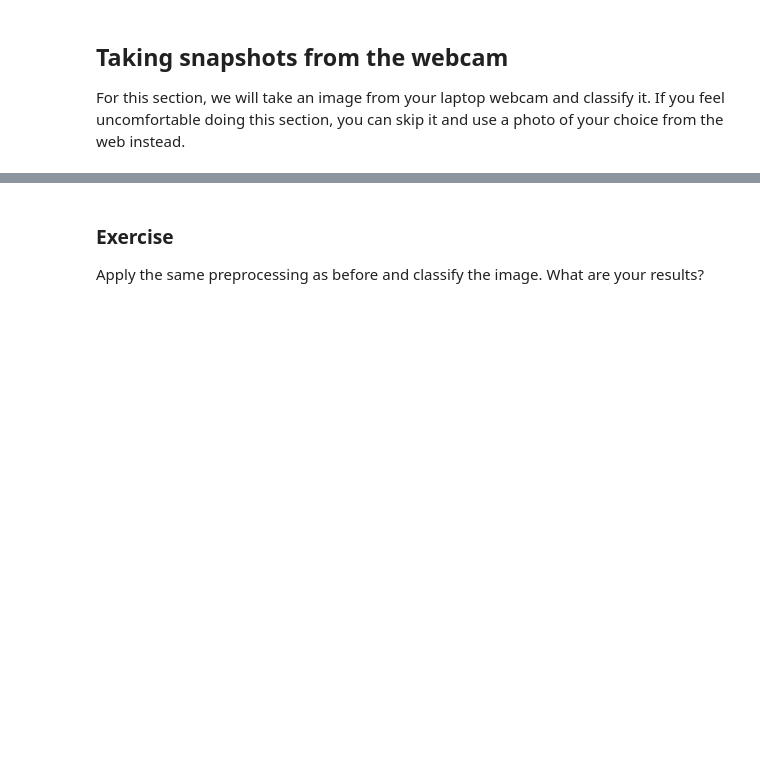
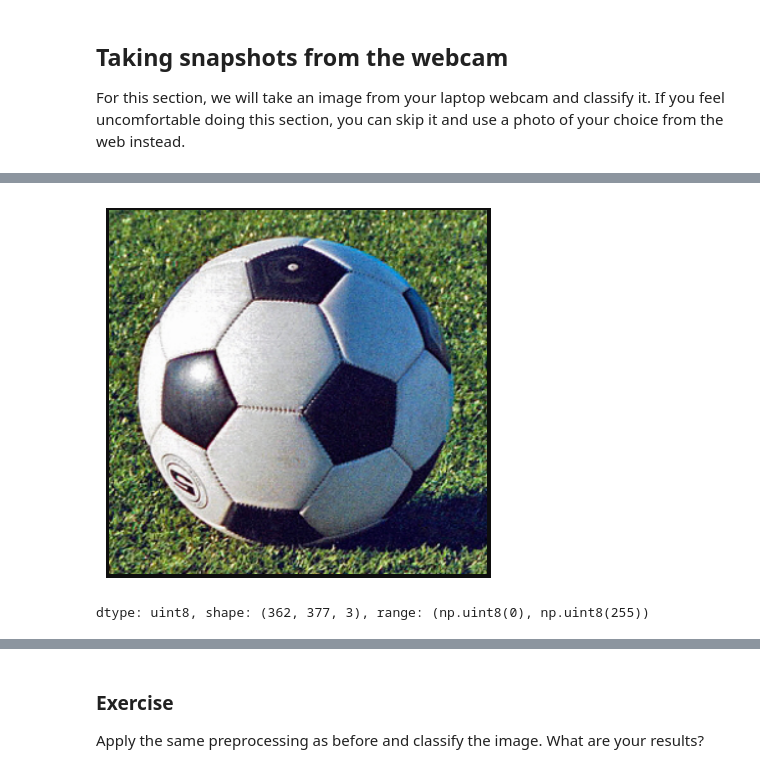
Before and after one commit to IvyGuevarra1/deep_learning, a Jupyter notebook: 01_materials/labs/lab_4.ipynb, the cells around one changed output, grey strips where cells are left out. Saved outputs shown, nothing was run; the diff lists cells and outputs as text; code cells hidden in the pictures; blank space fills up the shorter version.

```diff
--- a/01_materials/labs/lab_4.ipynb
+++ b/01_materials/labs/lab_4.ipynb
@@ -359,5 +376,18 @@ ModuleNotFoundError: No module named 'cv2'
 # %%
-image = camera_grab(camera_id=0, fallback_filename=None)
+
+image = image_rgb
+
+# Display the image
 plt.imshow(image)
+plt.axis('off')
+plt.show()
+
+# Identify the core data stats
 print("dtype: {}, shape: {}, range: {}".format(
-    image.dtype, image.shape, (image.min(), image.max())))
+    image.dtype,
+    image.shape,
+    (image.min(), image.max())
+))
+# %% [output]
+[figure, added]
+dtype: uint8, shape: (362, 377, 3), range: (np.uint8(0), np.uint8(255))
```
Also changed, not shown: parts of 9 cells of this notebook.
